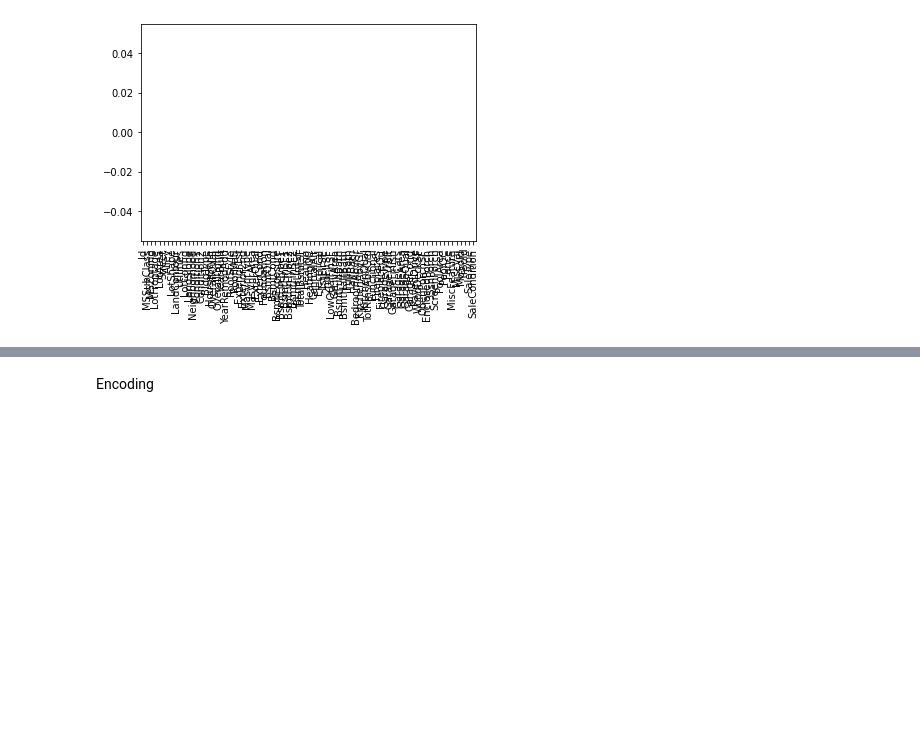
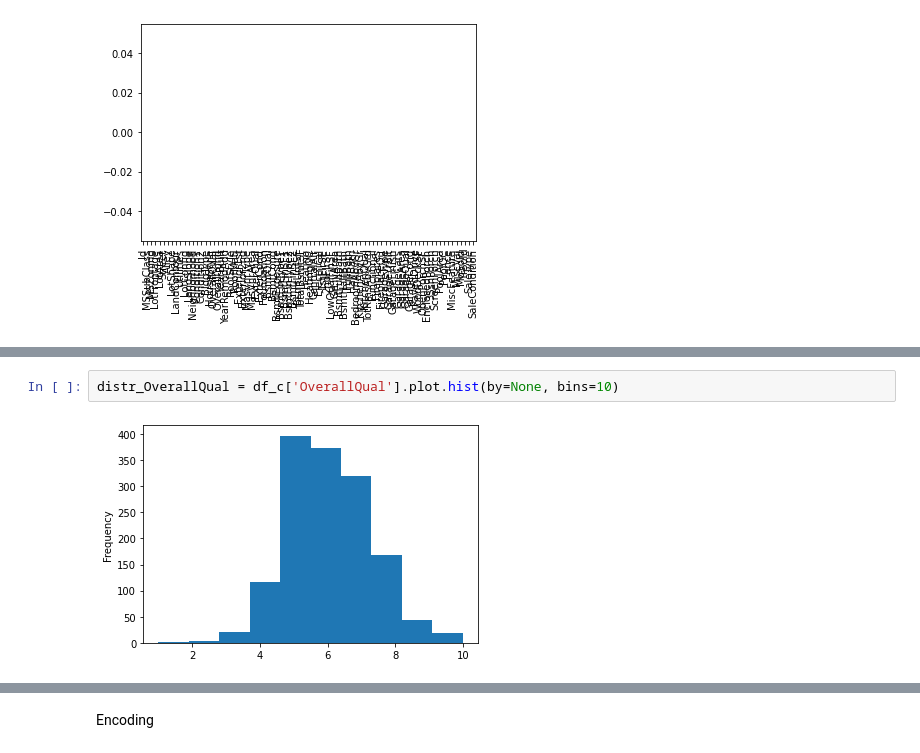
Before and after one commit to julijadociene/WGT-House_Prices, a Jupyter notebook: scripts/descriptive_statistcis_feature_eng.ipynb, the cells around one changed output, grey strips where cells are left out. Cells and saved outputs as stored; diff of their text form; blank space fills up the shorter version.

```diff
--- a/scripts/descriptive_statistcis_feature_eng.ipynb
+++ b/scripts/descriptive_statistcis_feature_eng.ipynb
@@ -383,0 +417,4 @@ AxesSubplot(0.125,0.125;0.775x0.755)
+# %%
+distr_OverallQual = df_c['OverallQual'].plot.hist(by=None, bins=10)
+# %% [output]
+[figure, added]
```
Also changed, not shown: parts of 26 cells of this notebook, 4 other files.
